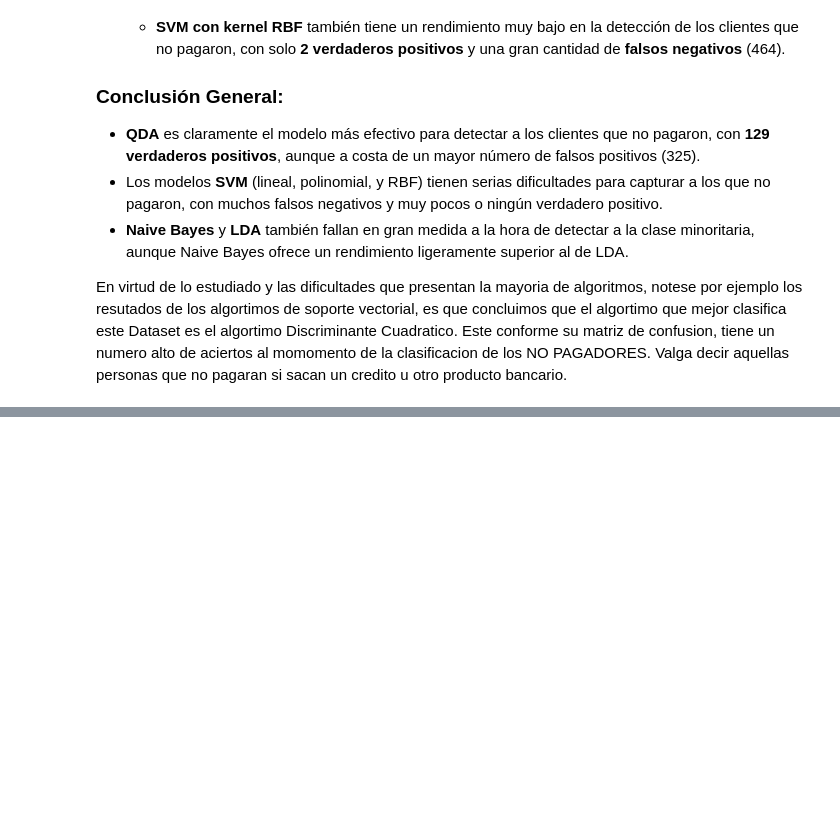
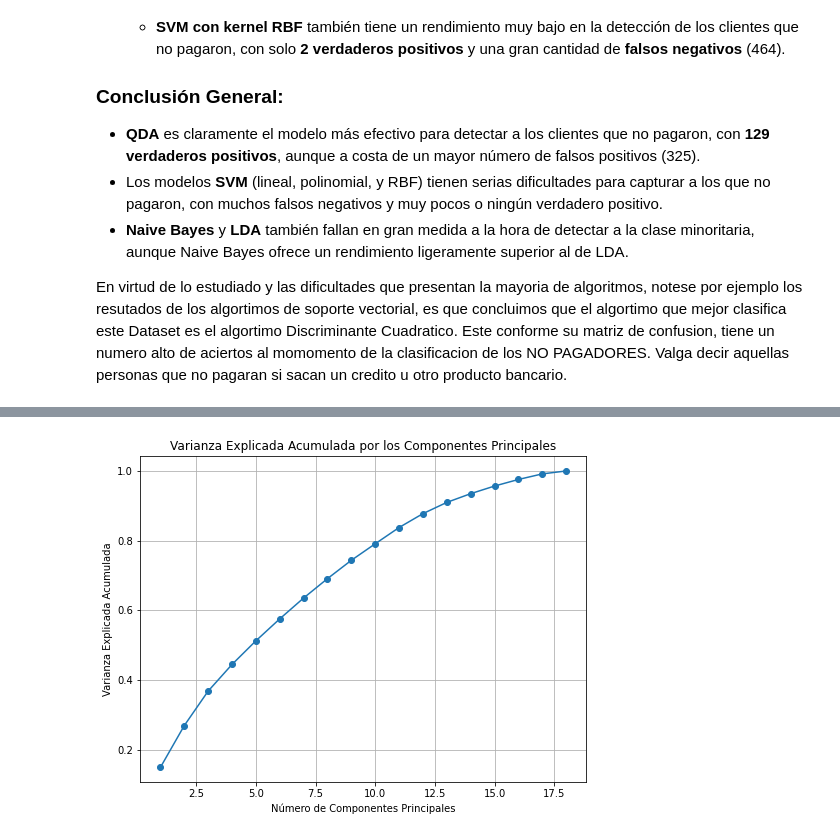
Before and after one commit to Oscar-M-Quintana/Algoritmos_Inferencia, a Jupyter notebook: parcial1/2do_archivo.ipynb, the cells around one changed output, grey strips where cells are left out. Cells and saved outputs as stored; diff of their text form; code cells hidden in the pictures; blank space fills up the shorter version.

```diff
--- a/parcial1/2do_archivo.ipynb
+++ b/parcial1/2do_archivo.ipynb
@@ -650,0 +705,20 @@ Rendimiento promedio con validación cruzada (F1-Score): 0.2862976249458314
+# %%
+# Aplicar SMOTE para balancear las clases
+# Synthetic Minority Over-sampling Technique (Técnica de Sobremuestreo de Minorías Sintético)
+smote = SMOTE(random_state=42)
+X_train_balanced, y_train_balanced = smote.fit_resample(X_train_scaled, y_train)
+
+# Verificar el balance de las clases
+print("Distribución de clases después de SMOTE:", dict(zip(*np.unique(y_train_balanced, return_counts=True))))
+
+# Reentrenar el modelo QDA con los datos balanceados
+best_qda.fit(X_train_balanced, y_train_balanced)
+
+# Hacer predicciones con el modelo balanceado
+y_pred_balanced = best_qda.predict(X_test_scaled)
+
+# Mostrar la matriz de confusión y evaluación después de SMOTE
+print("Matriz de confusión después de balancear clases con SMOTE:")
+print(confusion_matrix(y_test, y_pred_balanced))
+print("\nEvaluación después de balancear clases con SMOTE:")
+print(classification_report(y_test, y_pred_balanced, target_names=["Pagadores", "No Pagadores"]))
@@ -650,0 +740,19 @@ Rendimiento promedio con validación cruzada (F1-Score): 0.2862976249458314
+# %%
+# Aplicar PCA en el conjunto balanceado
+pca = PCA()
+X_train_pca_full = pca.fit_transform(X_train_balanced)
+
+# Varianza explicada acumulada
+explained_variance = pca.explained_variance_ratio_
+cumulative_variance = explained_variance.cumsum()
+
+# Graficar la varianza acumulada
+plt.figure(figsize=(8, 6))
+plt.plot(range(1, len(cumulative_variance) + 1), cumulative_variance, marker='o')
+plt.xlabel('Número de Componentes Principales')
+plt.ylabel('Varianza Explicada Acumulada')
+plt.title('Varianza Explicada Acumulada por los Componentes Principales')
+plt.grid(True)
+plt.show()
+# %% [output]
+[figure, added]
```
Also changed, not shown: parts of 10 cells of this notebook, 2 other files.
